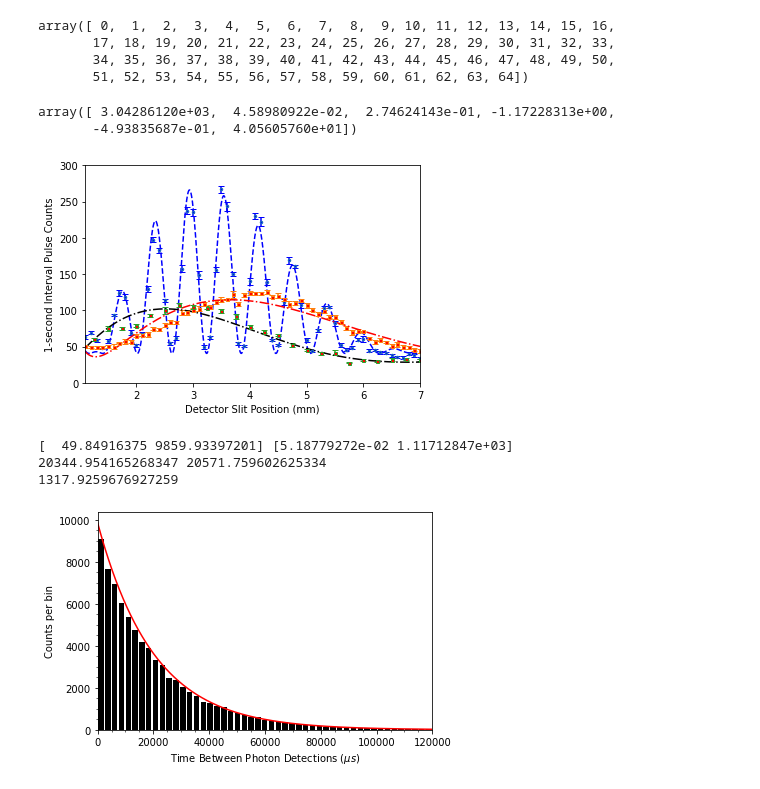
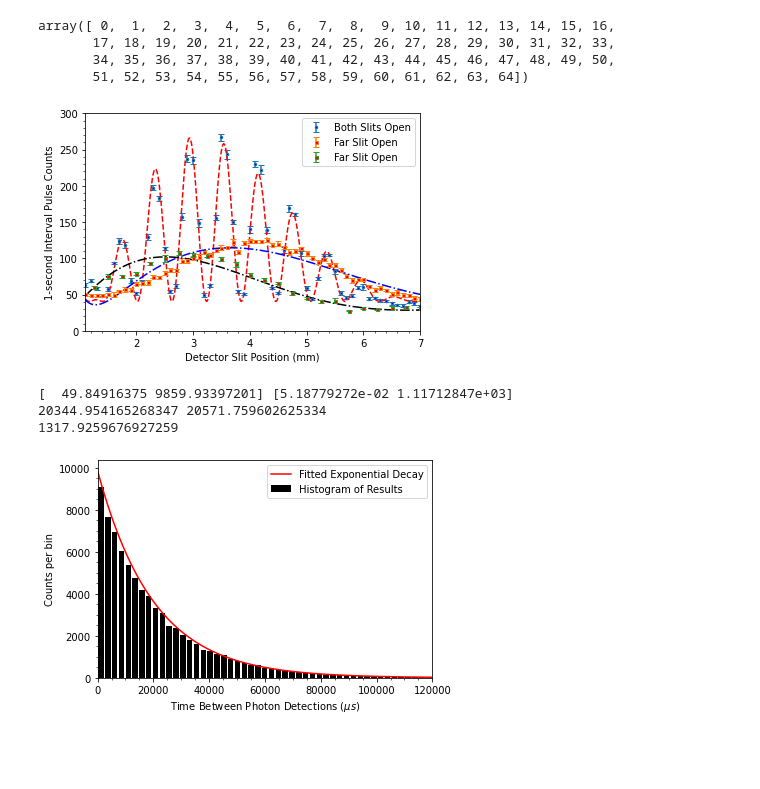
Before and after one commit to cwru-robin/Phys301, a Jupyter notebook: Photon Counting/Anylisis.ipynb, the cells around one changed output. Drawn from its saved outputs; the diff is of its cells as text; code cells hidden in the pictures; blank space fills up the shorter version.

```diff
--- a/Photon Counting/Anylisis.ipynb
+++ b/Photon Counting/Anylisis.ipynb
@@ -48,18 +48,19 @@ def gaussian(x, mean, std, A):
 # %%
-bin5 = np.arange(250, 450, 3)
+bin5 = np.arange(250, 450, 4)
 #print(np.min(counts), np.max(counts), bin5)
-print(np.median(counts), np.mean(counts))
-y = plt.hist(counts, bins=bin5, rwidth=0.8, color='k')[0]
-x = bin5[0:-1] + 1.5 #center of each bin
+print(np.median(counts), np.mean(counts),np.std(counts))
+y = plt.hist(counts, bins=bin5, rwidth=0.8, color='k',label="Histogram of Data")[0]
+x = np.float64(bin5[0:-1] + 1.5) #center of each bin
 mean = np.mean(counts)
 std = np.std(counts)
-p,c = opt.curve_fit(gaussian, x, y, p0=(mean, std, 1))
+p,c = opt.curve_fit(gaussian, x, y, p0=(mean,.1))
 X = np.linspace(250, 450, 100000)
-plt.plot(X, gaussian(X, *p), color='r')
-
+plt.plot(X, gaussian(X, *p), color='r',label="Fitted Poisson Distribution")
+plt.minorticks_on()
 plt.xlabel('Number of Counts (1 Second Interval)')
-plt.ylabel('Number of Occurences (Bins of Width 3)')
-print(std, p[1])
+plt.ylabel('Number of Occurrences (Bins of Width 4)')
+plt.legend()
+plt.savefig("counts",dpi=300)
 print(p)
 print(np.diag(c))
 #plt.savefig('Poisson Distribution', dpi=300)
@@ -151,31 +161,30 @@ array([ 0,  1,  2,  3,  4,  5,  6,  7,  8,  9, 10, 11, 12, 13, 14, 15, 16,
        51, 52, 53, 54, 55, 56, 57, 58, 59, 60, 61, 62, 63, 64])
 # %%
 X = np.linspace(0, 8.1, 10000)
-plt.errorbar(distance3, res3, yerr=std3/np.sqrt(10), ls='', capsize=3, marker='.', markerfacecolor='b', ecolor='b', markersize=5, label='Both Slits Open')
+plt.errorbar(distance3, res3, yerr=std3/np.sqrt(10), ls='', capsize=3, marker='.', markerfacecolor='b', markersize=5, label='Both Slits Open')
 p2 = opt.curve_fit(double, distance3, res3,sigma=std3/np.sqrt(10),p0=[300,.01,.3,1,.01,49],maxfev=10000)[0]
-plt.plot(X, double(X, *p2), 'b--')
+plt.plot(X, double(X, *p2), 'r--')
 
 plt.errorbar(distance1, res1, yerr=std1/np.sqrt(10), ls='', capsize=3, marker='s', markerfacecolor='r', markersize=3, label='Far Slit Open')
 p3 = opt.curve_fit(single2, distance1, res1,sigma=std1/np.sqrt(10),p0=[300,.01,.3,1,49])[0]
-plt.plot(X, single2(X, *p3), 'r-.')
+plt.plot(X, single2(X, *p3), 'b-.')
 
 
 plt.errorbar(distance2, res2, yerr=std2/np.sqrt(10), ls='', capsize=3, marker='s', markerfacecolor='r', markersize=3, label='Far Slit Open')
 p4 = opt.curve_fit(single2, distance2, res2,sigma=std2/np.sqrt(10),p0=[300,.01,.3,1,49])[0]
 plt.plot(X, single2(X, *p4), 'k-.')
 
 plt.xlabel('Detector Slit Position (mm)')
 plt.ylabel('1-second Interval Pulse Counts')
 
-
-
+plt.minorticks_on()
+plt.legend()
 plt.xlim(1.1,7)
 plt.ylim(0,300)
 p2
+plt.savefig('pmt_resaults', dpi=900)
 # %% [output]
-array([ 3.04286120e+03,  4.58980922e-02,  2.74624143e-01, -1.17228313e+00,
-       -4.93835687e-01,  4.05605760e+01])
-[figure, old version]
+[figure, new version]
 # %%
 interval_data = pd.read_csv(r"data/timetrial1.csv",header=None)
 # %%
@@ -198,8 +207,8 @@ p, c = opt.curve_fit(decay, x, y)
 
 XX = np.linspace(0, 150000, 100000)
 
-plt.hist(interval, bins=bins, color='k', rwidth = 0.8)
-plt.plot(XX, decay(XX*10**-6, *p), 'r')
+plt.hist(interval, bins=bins, color='k', rwidth = 0.8, label="Histogram of Results")
+plt.plot(XX, decay(XX*10**-6, *p), 'r',label="Fitted Exponential Decay")
 plt.xlim(0, 120000)
 plt.xlabel('Time Between Photon Detections ($\mu s$)')
 plt.ylabel('Counts per bin');
@@ -207,8 +216,10 @@ plt.minorticks_on()
 print(p, np.diag(c))
 print(np.mean(interval), np.std(interval))
 print(np.mean(decay(XX*10**-6, *p)))
+plt.legend()
+plt.savefig("time_between",dpi=900)
 # %% [output]
 [  49.84916375 9859.93397201] [5.18779272e-02 1.11712847e+03]
 20344.954165268347 20571.759602625334
 1317.9259676927259
-[figure, old version]
+[figure, new version]
```
Also changed, not shown: parts of 14 cells of this notebook.
